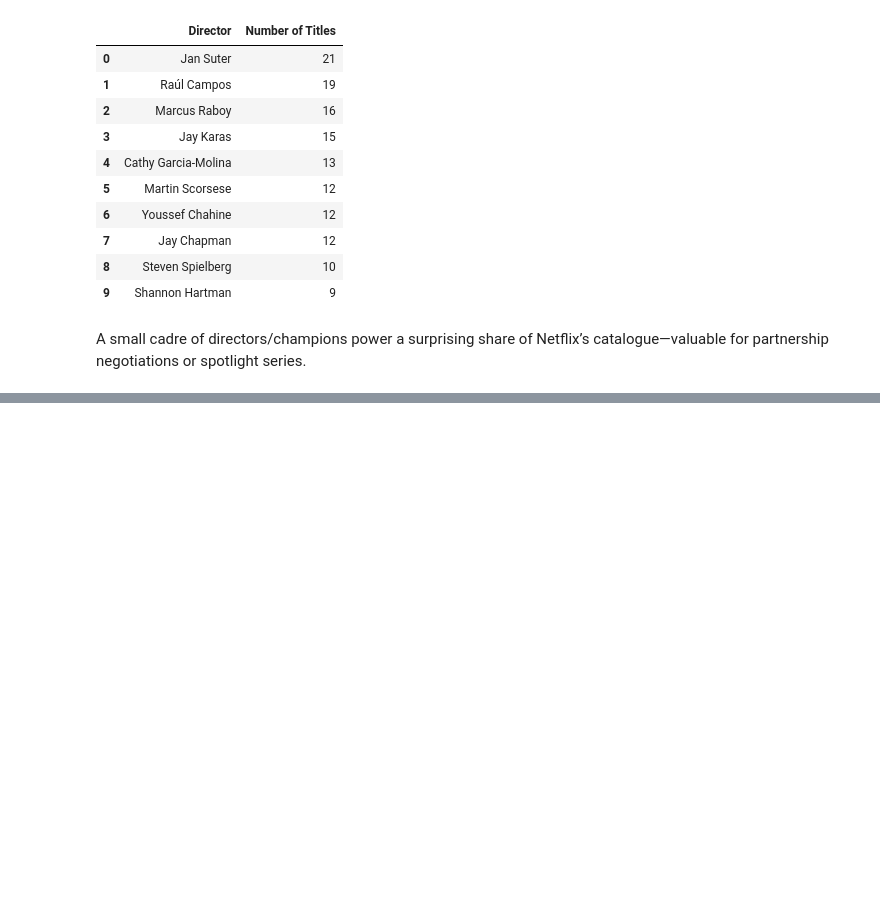
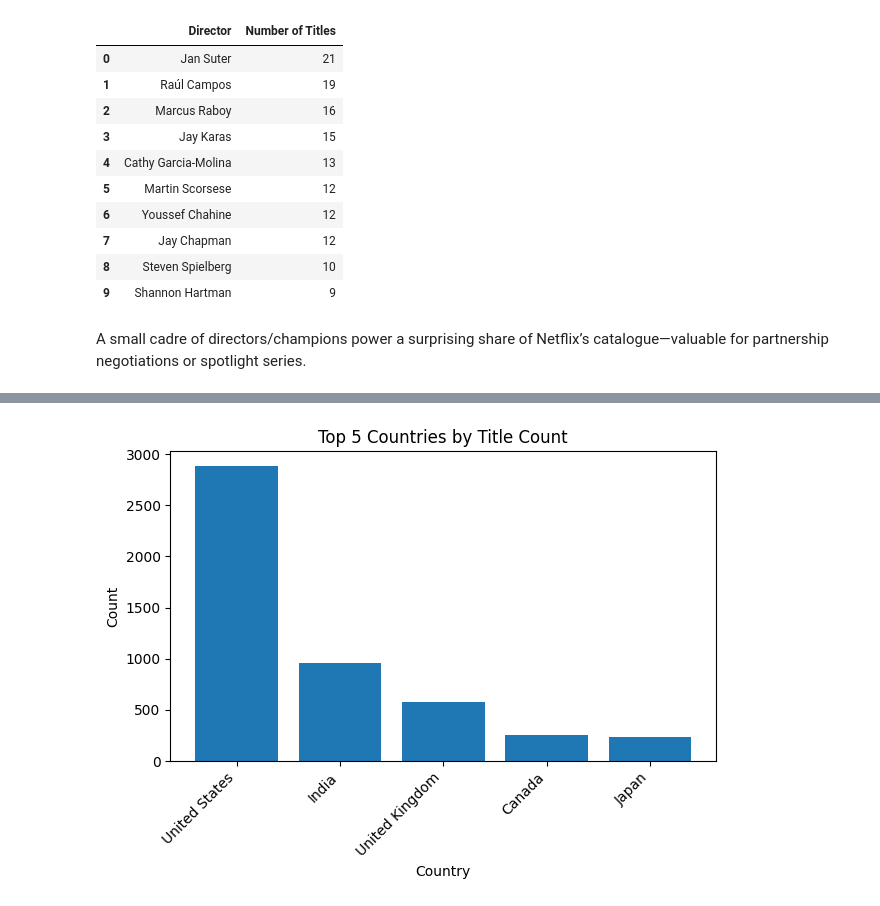
Before and after one commit to Sababa123/Netflix, a Jupyter notebook: Netflix.ipynb, the cells around one changed output, grey strips where cells are left out. Saved outputs shown, nothing was run; the diff lists cells and outputs as text; code cells hidden in the pictures; blank space fills up the shorter version.

```diff
--- a/Netflix.ipynb
+++ b/Netflix.ipynb
@@ -193,0 +233,15 @@ A small cadre of directors/champions power a surprising share of Netflix’s cat
+# %%
+countries = df['country'].dropna().str.split(',').explode().str.strip()
+country_counts = countries.value_counts().reset_index().head(5)
+country_counts.columns = ['Country', 'Count']
+# %%
+plt.figure()
+plt.bar(country_counts['Country'], country_counts['Count'])
+plt.title('Top 5 Countries by Title Count')
+plt.xlabel('Country')
+plt.ylabel('Count')
+plt.xticks(rotation=45, ha='right')
+plt.tight_layout()
+plt.show()
+# %% [output]
+[figure, added]
```
Also changed, not shown: parts of 26 cells of this notebook.
